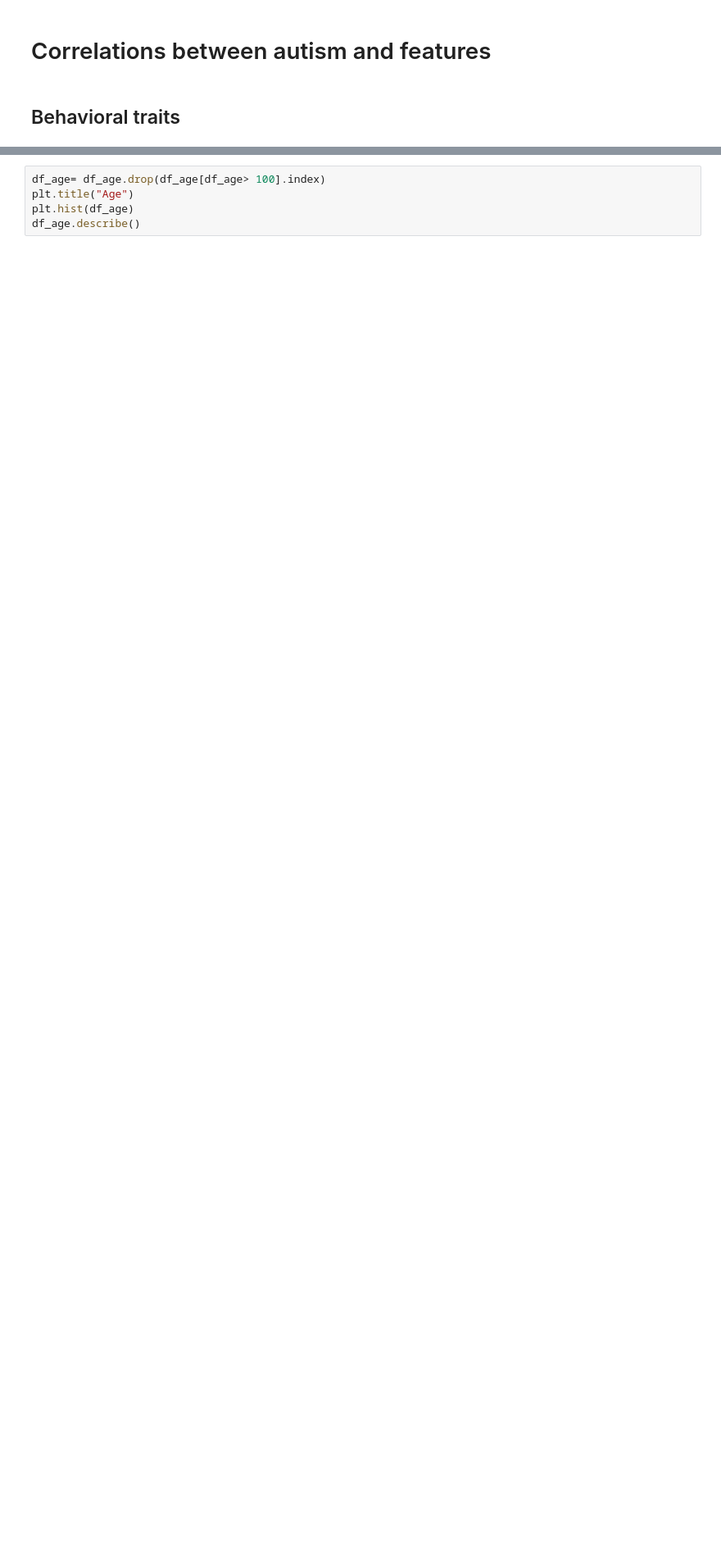
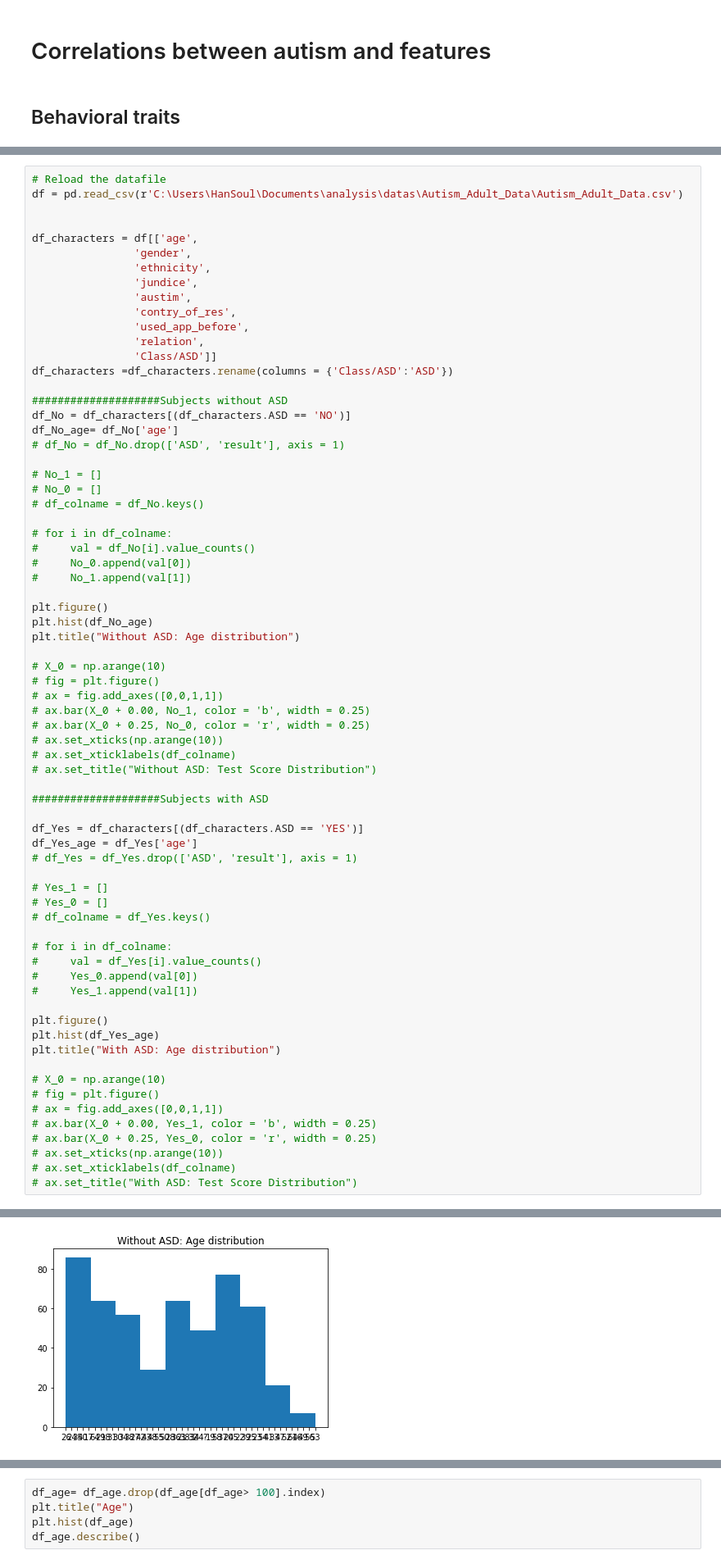
Before and after one commit to hansoullee20/MachineLearning, a Jupyter notebook: Classifying autism among adults base on behavioral and character features.ipynb, the cells around one changed output, grey strips where cells are left out. Shown: that part at 82% size. Cells and saved outputs as stored; diff of their text form; blank space fills up the shorter version.

Commit message:
initial character correlation analysis commit
Started character correlation analysis

```diff
--- a/Classifying autism among adults base on behavioral and character features.ipynb
+++ b/Classifying autism among adults base on behavioral and character features.ipynb
@@ -399,0 +405,71 @@ Text(0.5, 1.0, 'With ASD: Test Score Distribution')
+# %%
+# Reload the datafile
+df = pd.read_csv(r'C:\Users\HanSoul\Documents\analysis\datas\Autism_Adult_Data\Autism_Adult_Data.csv')
+
+
+df_characters = df[['age',
+                'gender',
+                'ethnicity',
+                'jundice',
+                'austim',
+                'contry_of_res',
+                'used_app_before',
+                'relation',
+                'Class/ASD']]
+df_characters =df_characters.rename(columns = {'Class/ASD':'ASD'})
+
+####################Subjects without ASD
+df_No = df_characters[(df_characters.ASD == 'NO')]
+df_No_age= df_No['age']
+# df_No = df_No.drop(['ASD', 'result'], axis = 1)
+
+# No_1 = []
+# No_0 = []
+# df_colname = df_No.keys()
+
+# for i in df_colname:
+#     val = df_No[i].value_counts()
+#     No_0.append(val[0])
+#     No_1.append(val[1])
+
+plt.figure()
+plt.hist(df_No_age)
+plt.title("Without ASD: Age distribution")
+
+# X_0 = np.arange(10)
+# fig = plt.figure()
+# ax = fig.add_axes([0,0,1,1])
+# ax.bar(X_0 + 0.00, No_1, color = 'b', width = 0.25)
+# ax.bar(X_0 + 0.25, No_0, color = 'r', width = 0.25)
+# ax.set_xticks(np.arange(10))
+# ax.set_xticklabels(df_colname)
+# ax.set_title("Without ASD: Test Score Distribution")
+
+####################Subjects with ASD
+
+df_Yes = df_characters[(df_characters.ASD == 'YES')]
+df_Yes_age = df_Yes['age']
+# df_Yes = df_Yes.drop(['ASD', 'result'], axis = 1)
+
+# Yes_1 = []
+# Yes_0 = []
+# df_colname = df_Yes.keys()
+
+# for i in df_colname:
+#     val = df_Yes[i].value_counts()
+#     Yes_0.append(val[0])
+#     Yes_1.append(val[1])
+
+plt.figure()
+plt.hist(df_Yes_age)
+plt.title("With ASD: Age distribution")
+
+# X_0 = np.arange(10)
+# fig = plt.figure()
+# ax = fig.add_axes([0,0,1,1])
+# ax.bar(X_0 + 0.00, Yes_1, color = 'b', width = 0.25)
+# ax.bar(X_0 + 0.25, Yes_0, color = 'r', width = 0.25)
+# ax.set_xticks(np.arange(10))
+# ax.set_xticklabels(df_colname)
+# ax.set_title("With ASD: Test Score Distribution")
+# %% [output]
@@ -399,0 +477 @@ Text(0.5, 1.0, 'With ASD: Test Score Distribution')
+[figure, added]
```
Also changed, not shown: parts of 6 cells of this notebook.
